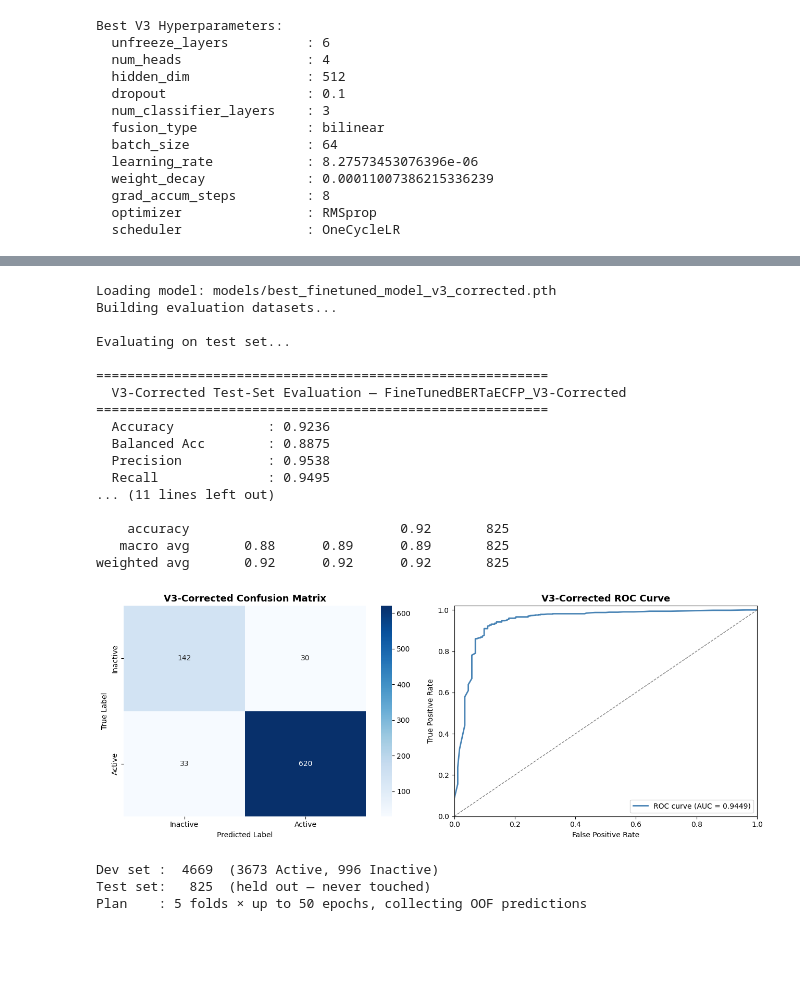
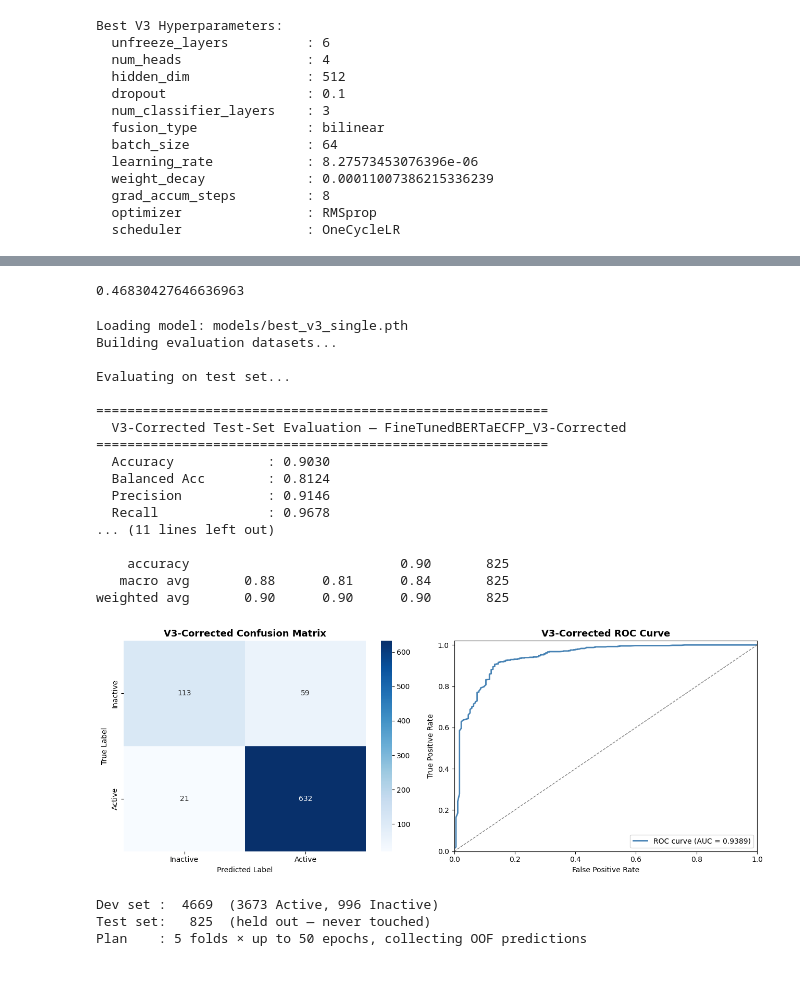
Before and after one commit to Mahamudul-Hasan-Rafi/Canonical-SMILES-BioActivity, a Jupyter notebook: classification/DL/bioactivity_dl 8_2_C_v2.1.ipynb, the cells around one changed output, grey strips where cells are left out. Drawn from its saved outputs; the diff is of its cells as text; code cells hidden in the pictures.

```diff
--- a/classification/DL/bioactivity_dl 8_2_C_v2.1.ipynb
+++ b/classification/DL/bioactivity_dl 8_2_C_v2.1.ipynb
@@ -15,7 +15,7 @@ from torch.nn import BCEWithLogitsLoss
 from sklearn.metrics import roc_auc_score, accuracy_score, f1_score, precision_score, recall_score, confusion_matrix, classification_report, roc_curve, auc
 from peft import LoraConfig, get_peft_model  # For efficient fine-tuning
 # %%
-df=pd.read_excel("E:\\ML\\BioActivity\\bioactivity_dataset_cleaned_new_v3.xlsx", sheet_name="Sheet1")
+df=pd.read_excel("E:\\ML\\BioActivity\\Dataset\\bioactivity_dataset_cleaned_new_v3.xlsx", sheet_name="Sheet1")
 df.head(3)
 # %% [output]
 |  | canonical_smiles | MW | LogP | NumHDonors | TPSA | NumRotatableBonds | bioactivity |
@@ -1677,3 +1925,7 @@ best_thr_v3
+# %%
+_default_thr
+# %% [output]
+0.46830427646636963
 # %%
 # ─────────────────────────────────────────────────────────────────────────────
 # Test Evaluation — auto-selects best available model (V3 > V2)
@@ -1689,9 +1941,9 @@ from sklearn.metrics import (
 )
 
 # ── Load best available model ─────────────────────────────────────────────────
-_v3_path = 'models/best_finetuned_model_v3.pth'
+_v3_path = 'models/best_v3_single.pth'
 _v2_path = 'models/best_finetuned_model_v2.pth'
-_v3_corr_path = 'models/best_finetuned_model_v3_corrected.pth'
+_v3_corr_path = 'models/best_v3_single.pth'
 
 if os.path.exists(_v3_corr_path):
     _model_path  = _v3_corr_path
@@ -1709,7 +1961,19 @@ else:
     _default_thr = best_thr_v2 if 'best_thr_v2' in dir() else 0.61
 
 print(f"Loading model: {_model_path}")
-eval_model = torch.load(_model_path, weights_only=False, map_location=DEVICE)
+eval_model = FineTunedBERTaECFP_v3(
+    num_heads             = num_heads,
+    dropout               = dropout,
+    hidden_dim            = hidden_dim,
+    num_classifier_layers = num_classifier_layers,
+    n_cross_layers        = FIXED_ARCH['n_cross_layers'],
+    n_pool_layers         = FIXED_ARCH['n_pool_layers'],
+    unfreeze_layers       = unfreeze_layers,
+    fusion_type           = fusion_type,
+).to(DEVICE)
+# #load_state_dict(_load_sd_lowram(fpath, map_location=DEVICE))
+state_dict = torch.load(_model_path, weights_only=True, map_location=DEVICE)
+eval_model.load_state_dict(state_dict)
 eval_model.eval()
 
 # ── Build datasets (self-contained) ──────────────────────────────────────────
@@ -1783,42 +2047,42 @@ cm = confusion_matrix(test_labels, test_preds)
 sns.heatmap(cm, annot=True, fmt='d', cmap='Blues', ax=axes[0],
             xticklabels=['Inactive', 'Active'],
             yticklabels=['Inactive', 'Active'])
 axes[0].set_title(f'{_model_label} Confusion Matrix', fontsize=13, fontweight='bold')
 axes[0].set_ylabel('True Label')
 axes[0].set_xlabel('Predicted Label')
 
 fpr, tpr, _ = roc_curve(test_labels, test_probs)
 roc_auc = roc_auc_score(test_labels, test_probs)
 axes[1].plot(fpr, tpr, color='steelblue', lw=2, label=f'ROC curve (AUC = {roc_auc:.4f})')
 axes[1].plot([0, 1], [0, 1], color='grey', linestyle='--', lw=1)
 axes[1].set_xlim([0.0, 1.0])
 axes[1].set_ylim([0.0, 1.02])
 axes[1].set_xlabel('False Positive Rate')
 axes[1].set_ylabel('True Positive Rate')
 axes[1].set_title(f'{_model_label} ROC Curve', fontsize=13, fontweight='bold')
 axes[1].legend(loc='lower right')
 
 plt.tight_layout()
 plt.show()
 # %% [output]
-Loading model: models/best_finetuned_model_v3_corrected.pth
+Loading model: models/best_v3_single.pth
 Building evaluation datasets...
 
 Evaluating on test set...
 
 ==========================================================
   V3-Corrected Test-Set Evaluation — FineTunedBERTaECFP_V3-Corrected
 ==========================================================
-  Accuracy            : 0.9236
-  Balanced Acc        : 0.8875
-  Precision           : 0.9538
-  Recall              : 0.9495
+  Accuracy            : 0.9030
+  Balanced Acc        : 0.8124
+  Precision           : 0.9146
+  Recall              : 0.9678
 ... (11 lines left out)
 
-    accuracy                           0.92       825
-   macro avg       0.88      0.89      0.89       825
-weighted avg       0.92      0.92      0.92       825
+    accuracy                           0.90       825
+   macro avg       0.88      0.81      0.84       825
+weighted avg       0.90      0.90      0.90       825
-[figure, old version]
+[figure, new version]
 # %%
 # ─────────────────────────────────────────────────────────────────────────────
 # K-Fold Cross-Validation Training  (5 folds of V3 architecture)
```
Also changed, not shown: parts of 17 cells of this notebook, 15 other files.
